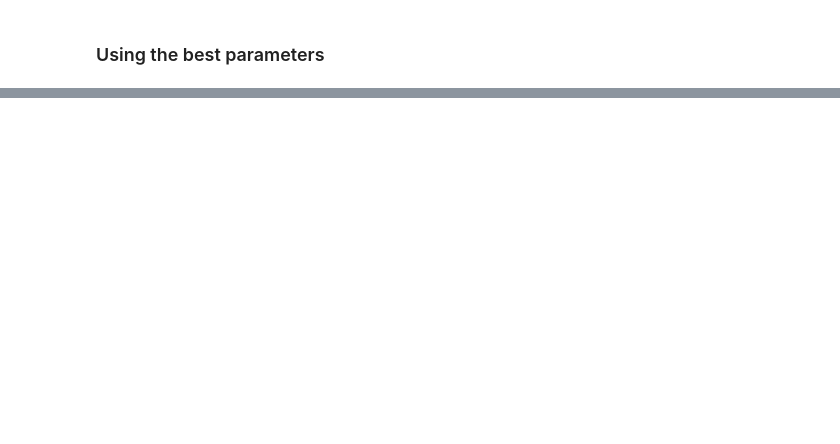
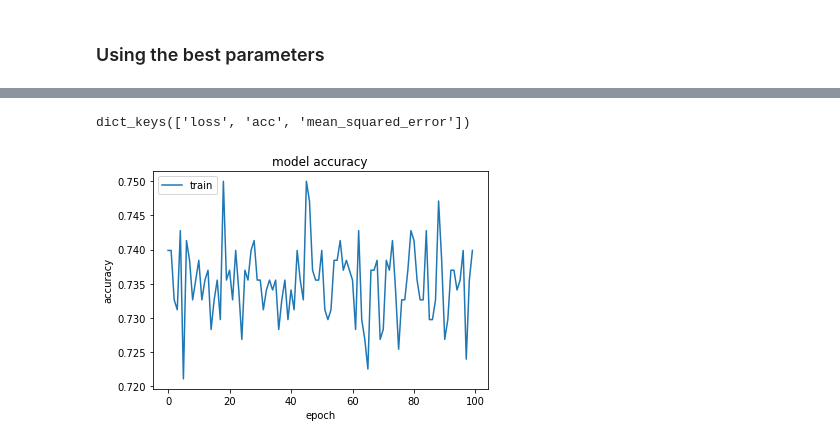
Before and after one commit to fr830/ML_diabetes, a Jupyter notebook: supervisionado_diabetes.ipynb, the cells around one changed output, grey strips where cells are left out. Cells and saved outputs as stored; diff of their text form; code cells hidden in the pictures; blank space fills up the shorter version.

```diff
--- a/supervisionado_diabetes.ipynb
+++ b/supervisionado_diabetes.ipynb
@@ -363,2 +379,8 @@ scores
 # %% [markdown]
 ### Using the best parameters
+# %%
+seed = 666
+numpy.random.seed(seed)
+sequential_model = create_a_sequential_model(features.shape[1], 1)
+sgd_custom = SGD(lr=0.01, decay=1e-6, momentum=0.8, nesterov=True)
+history, predictions, y_t = model_train_predict(sequential_model, sgd_custom, seed, features.values, target.values, 100)
@@ -364,0 +405,13 @@ scores
+# %%
+print(history.history.keys())
+# %% [output]
+dict_keys(['loss', 'acc', 'mean_squared_error'])
+# %%
+plt.plot(history.history['acc'])
+plt.title('model accuracy')
+plt.ylabel('accuracy')
+plt.xlabel('epoch')
+plt.legend(['train', 'test'], loc='upper left')
+plt.show()
+# %% [output]
+[figure, added]
```
Also changed, not shown: parts of 12 cells of this notebook.
